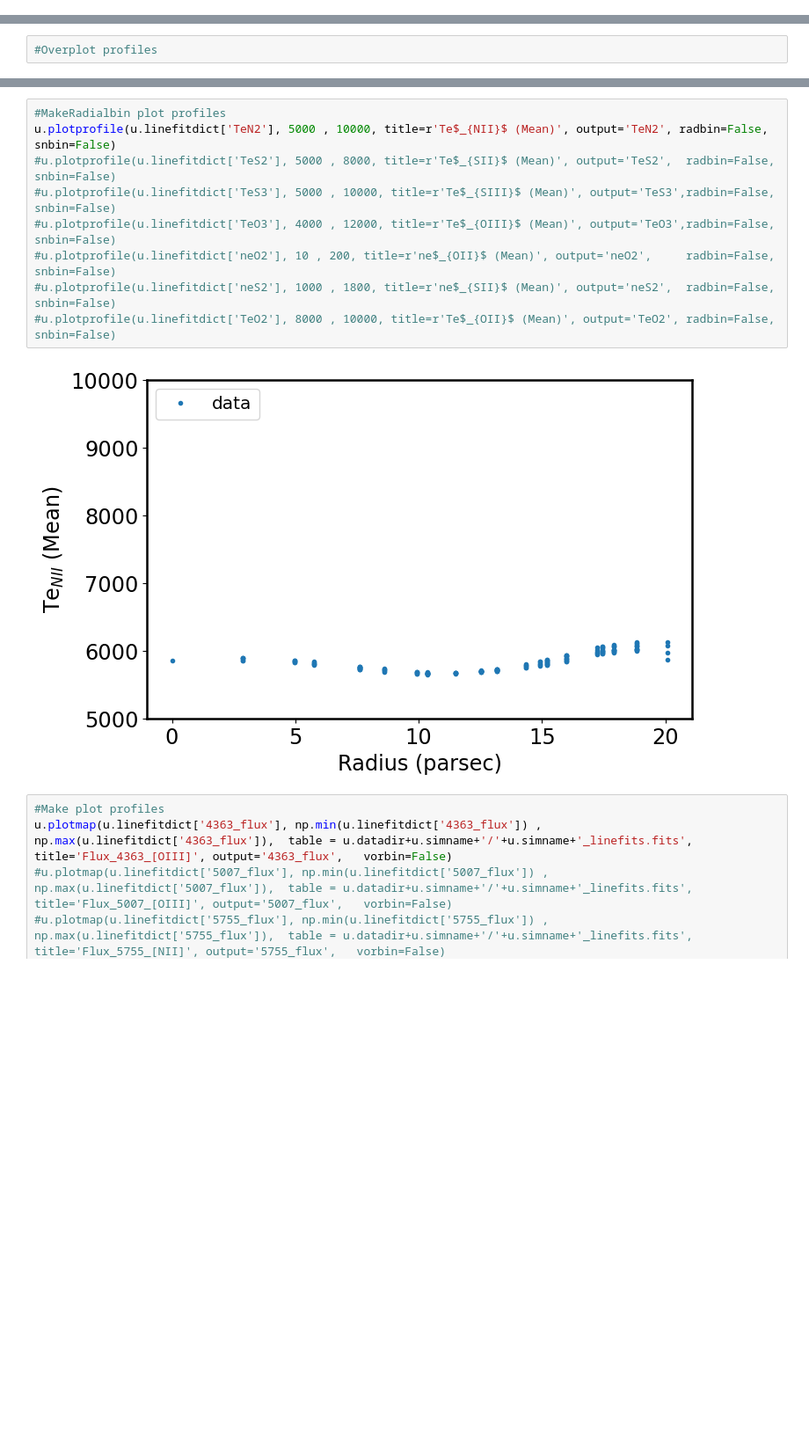
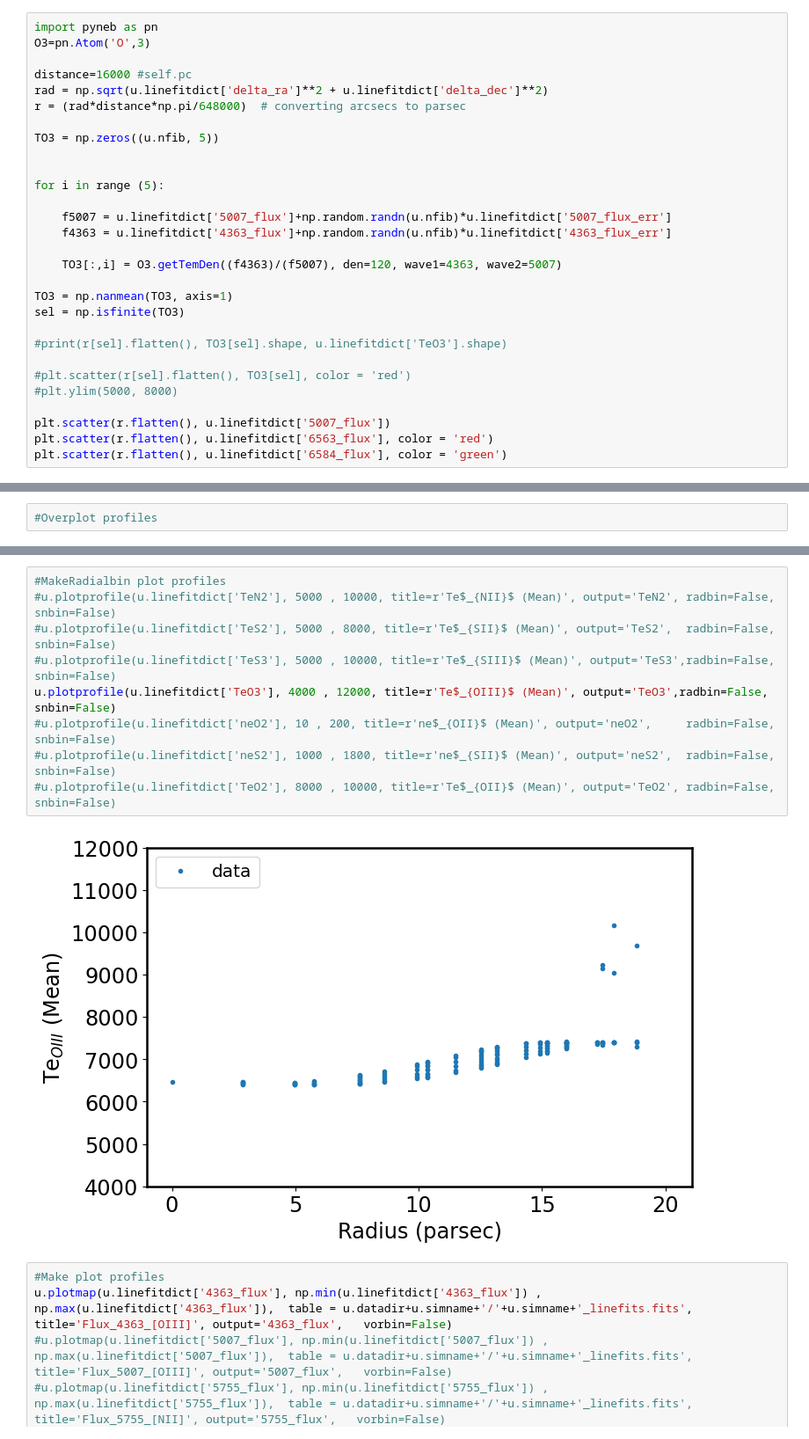
Before and after one commit to Amrita27singh/lvmnebular, a Jupyter notebook: Testing_lvmnebular.ipynb, the cells around one changed output, grey strips where cells are left out. Shown at 88% size. Saved outputs shown, nothing was run; the diff lists cells and outputs as text; blank space fills up the shorter version.

```diff
--- a/Testing_lvmnebular.ipynb
+++ b/Testing_lvmnebular.ipynb
@@ -47,0 +69,29 @@ Fitting Line: 3726.248571963742
+# %%
+import pyneb as pn
+O3=pn.Atom('O',3)
+
+distance=16000 #self.pc
+rad = np.sqrt(u.linefitdict['delta_ra']**2 + u.linefitdict['delta_dec']**2)
+r = (rad*distance*np.pi/648000)  # converting arcsecs to parsec
+
+TO3 = np.zeros((u.nfib, 5))
+
+
+for i in range (5):
+
+    f5007 = u.linefitdict['5007_flux']+np.random.randn(u.nfib)*u.linefitdict['5007_flux_err']
+    f4363 = u.linefitdict['4363_flux']+np.random.randn(u.nfib)*u.linefitdict['4363_flux_err']
+
+    TO3[:,i] = O3.getTemDen((f4363)/(f5007), den=120, wave1=4363, wave2=5007)
+
+TO3 = np.nanmean(TO3, axis=1)
+sel = np.isfinite(TO3)
+
+#print(r[sel].flatten(), TO3[sel].shape, u.linefitdict['TeO3'].shape)
+
+#plt.scatter(r[sel].flatten(), TO3[sel], color = 'red')
+#plt.ylim(5000, 8000)
+
+plt.scatter(r.flatten(), u.linefitdict['5007_flux'])
+plt.scatter(r.flatten(), u.linefitdict['6563_flux'], color = 'red')
+plt.scatter(r.flatten(), u.linefitdict['6584_flux'], color = 'green')
@@ -253,14 +198,14 @@ u.overplotprofile(u.linefitdict['TeO3'], u.vals[1], u.vals[6],   4000, 10000, 10
 # %%
 #MakeRadialbin plot profiles
-u.plotprofile(u.linefitdict['TeN2'], 5000 , 10000, title=r'Te$_{NII}$ (Mean)', output='TeN2', radbin=False, snbin=False)
+#u.plotprofile(u.linefitdict['TeN2'], 5000 , 10000, title=r'Te$_{NII}$ (Mean)', output='TeN2', radbin=False, snbin=False)
 #u.plotprofile(u.linefitdict['TeS2'], 5000 , 8000, title=r'Te$_{SII}$ (Mean)', output='TeS2',  radbin=False, snbin=False)
 #u.plotprofile(u.linefitdict['TeS3'], 5000 , 10000, title=r'Te$_{SIII}$ (Mean)', output='TeS3',radbin=False, snbin=False)
-#u.plotprofile(u.linefitdict['TeO3'], 4000 , 12000, title=r'Te$_{OIII}$ (Mean)', output='TeO3',radbin=False, snbin=False)
+u.plotprofile(u.linefitdict['TeO3'], 4000 , 12000, title=r'Te$_{OIII}$ (Mean)', output='TeO3',radbin=False, snbin=False)
 #u.plotprofile(u.linefitdict['neO2'], 10 , 200, title=r'ne$_{OII}$ (Mean)', output='neO2',     radbin=False, snbin=False)
 #u.plotprofile(u.linefitdict['neS2'], 1000 , 1800, title=r'ne$_{SII}$ (Mean)', output='neS2',  radbin=False, snbin=False)
 #u.plotprofile(u.linefitdict['TeO2'], 8000 , 10000, title=r'Te$_{OII}$ (Mean)', output='TeO2', radbin=False, snbin=False)
 # %% [output]
-[figure, old version]
+[figure, new version]
 # %%
 #Make plot profiles
 u.plotmap(u.linefitdict['4363_flux'], np.min(u.linefitdict['4363_flux']) , np.max(u.linefitdict['4363_flux']),  table = u.datadir+u.simname+'/'+u.simname+'_linefits.fits', title='Flux_4363_[OIII]', output='4363_flux',   vorbin=False)
```
Also changed, not shown: parts of 9 cells of this notebook, 3 other files.
